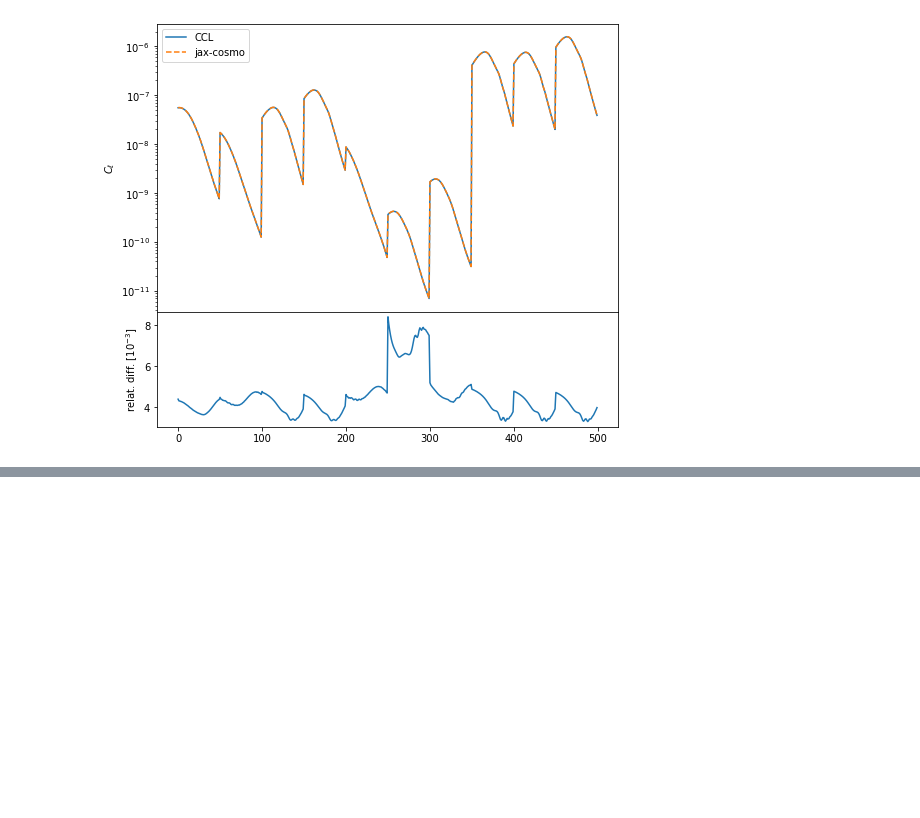
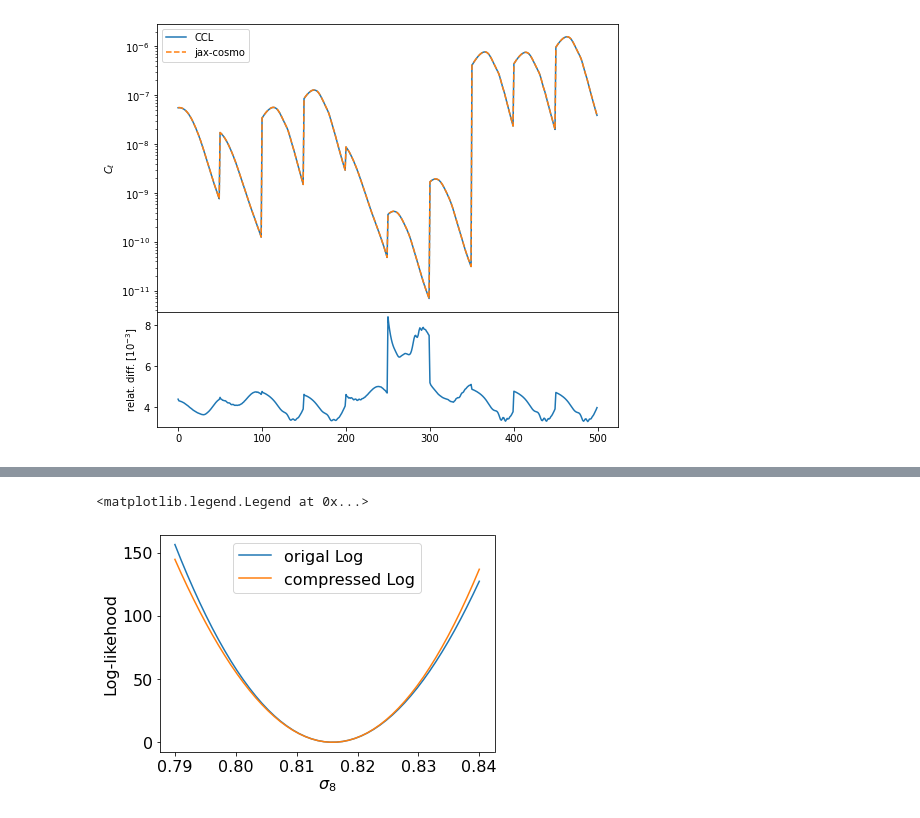
Before and after one commit to DifferentiableUniverseInitiative/jax-cosmo-paper, a Jupyter notebook: notebooks/Simple-Fisher.ipynb, the cells around one changed output, grey strips where cells are left out. Drawn from its saved outputs; the diff is of its cells as text; code cells hidden in the pictures; blank space fills up the shorter version.

```diff
--- a/notebooks/Simple-Fisher.ipynb
+++ b/notebooks/Simple-Fisher.ipynb
@@ -309,0 +345,17 @@ plt.plot(diff(ccl_dmu_3,dmu),ls="--")
+# %%
+s8_vals = jnp.linspace(0.79,0.84)
+# %%
+ll_s8 = jax.vmap(ll, in_axes=(None,0))(0.2589, s8_vals)
+# %%
+cp_ll = lambda x,y: compress_likelihood(jnp.array([x,y]))
+# %%
+cp_ll_s8 = jax.vmap(cp_ll, in_axes=(None,0))(0.2589,s8_vals)
+# %%
+plt.plot(s8_vals,-ll_s8,label="origal Log")
+plt.plot(s8_vals,-cp_ll_s8,label="compressed Log")
+plt.xlabel("$\sigma_8$")
+plt.ylabel("Log-likehood")
+plt.legend()
+# %% [output]
+<matplotlib.legend.Legend at 0x...>
+[figure, added]
```
Also changed, not shown: parts of 31 cells of this notebook.
